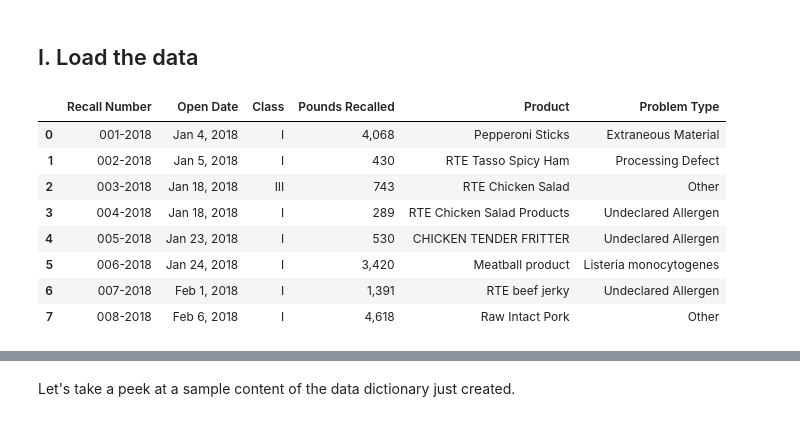
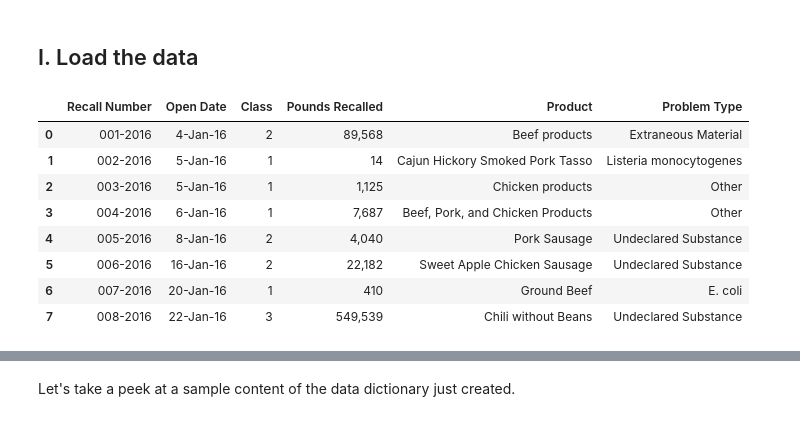
Before and after one commit to yemikifouly/food-recalls-analysis, a Jupyter notebook: food_recalls_analysis.ipynb, the cells around one changed output, grey strips where cells are left out. Saved outputs shown, nothing was run; the diff lists cells and outputs as text; code cells hidden in the pictures.

```diff
--- a/food_recalls_analysis.ipynb
+++ b/food_recalls_analysis.ipynb
@@ -25,14 +25,14 @@ def load_data(filenames):
 # %%
 load_data(filenames)
 # %%
-df_dict['2018'].head(8)
+df_dict['2016'].head(8)
 # %% [output]
 |  | Recall Number | Open Date | Class | Pounds Recalled | Product | Problem Type |
-| 0 | 001-2018 | Jan 4, 2018 | I | 4,068 | Pepperoni Sticks | Extraneous Material |
-| 1 | 002-2018 | Jan 5, 2018 | I | 430 | RTE Tasso Spicy Ham | Processing Defect |
-| 2 | 003-2018 | Jan 18, 2018 | III | 743 | RTE Chicken Salad | Other |
-| 3 | 004-2018 | Jan 18, 2018 | I | 289 | RTE Chicken Salad Products | Undeclared Allergen |
-| 4 | 005-2018 | Jan 23, 2018 | I | 530 | CHICKEN TENDER FRITTER | Undeclared Allergen |
-| 5 | 006-2018 | Jan 24, 2018 | I | 3,420 | Meatball product | Listeria monocytogenes |
-| 6 | 007-2018 | Feb 1, 2018 | I | 1,391 | RTE beef jerky | Undeclared Allergen |
-| 7 | 008-2018 | Feb 6, 2018 | I | 4,618 | Raw Intact Pork | Other |
+| 0 | 001-2016 | 4-Jan-16 | 2 | 89,568 | Beef products | Extraneous Material |
+| 1 | 002-2016 | 5-Jan-16 | 1 | 14 | Cajun Hickory Smoked Pork Tasso | Listeria monocytogenes |
+| 2 | 003-2016 | 5-Jan-16 | 1 | 1,125 | Chicken products | Other |
+| 3 | 004-2016 | 6-Jan-16 | 1 | 7,687 | Beef, Pork, and Chicken Products | Other |
+| 4 | 005-2016 | 8-Jan-16 | 2 | 4,040 | Pork Sausage | Undeclared Substance |
+| 5 | 006-2016 | 16-Jan-16 | 2 | 22,182 | Sweet Apple Chicken Sausage | Undeclared Substance |
+| 6 | 007-2016 | 20-Jan-16 | 1 | 410 | Ground Beef | E. coli |
+| 7 | 008-2016 | 22-Jan-16 | 3 | 549,539 | Chili without Beans | Undeclared Substance |
```
Also changed, not shown: parts of 13 cells of this notebook.
